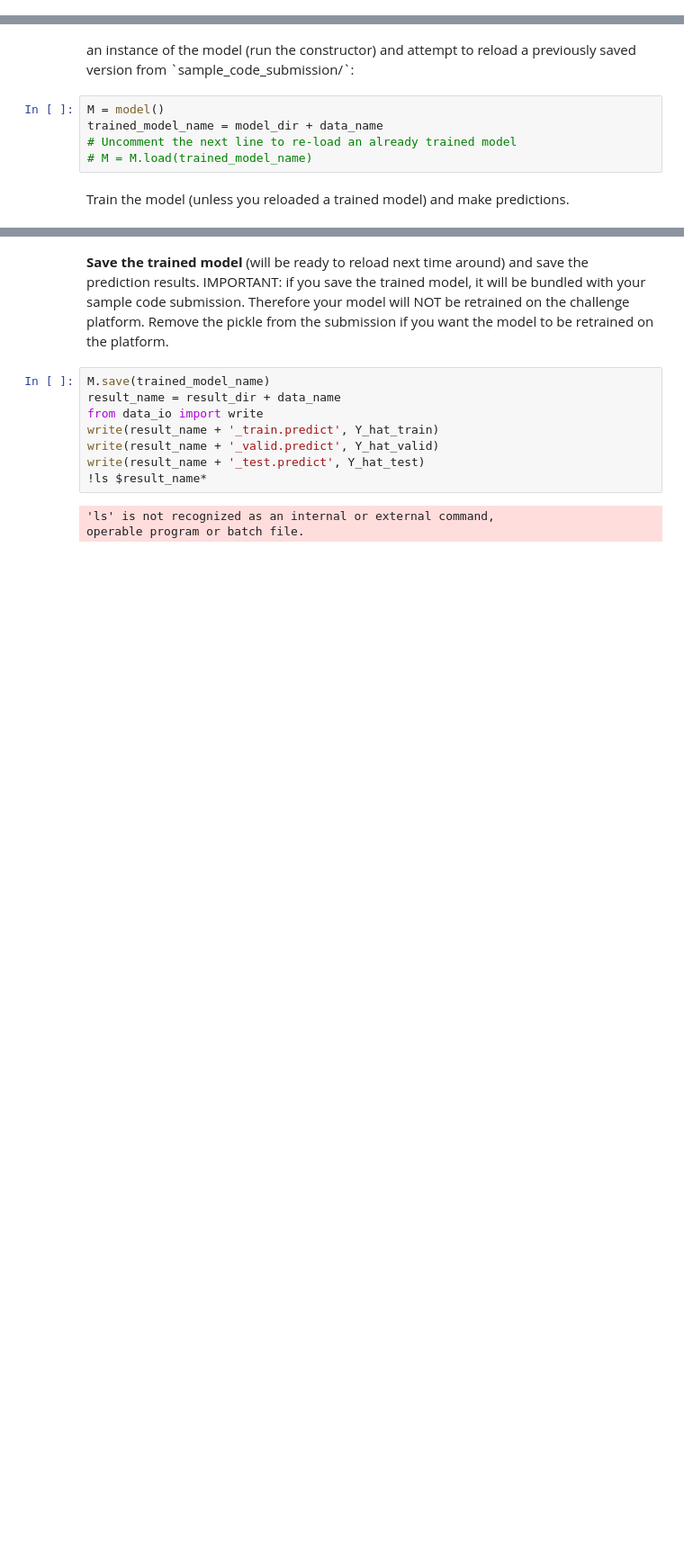
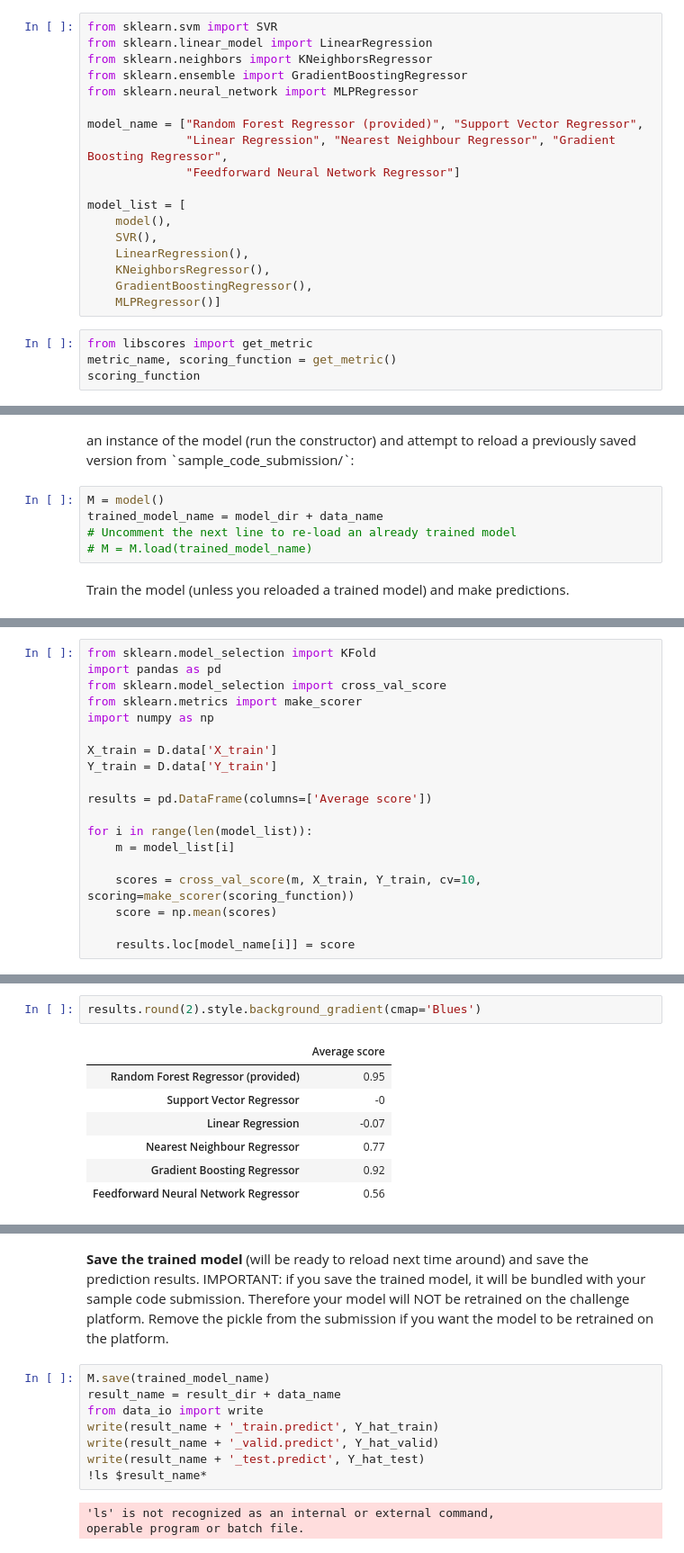
Before and after one commit to jf-pnj/velo, a Jupyter notebook: starting_kit/README_model.ipynb, the cells around one changed output, grey strips where cells are left out. Shown at 90% size. Cells and saved outputs as stored; diff of their text form; blank space fills up the shorter version.

Commit message:
improve starting kit: model

```diff
--- a/starting_kit/README_model.ipynb
+++ b/starting_kit/README_model.ipynb
@@ -191,3 +193,25 @@ from data_io import write
 from model import model
 # Uncomment the next line to show the code of the model
 # ??model
+# %%
+from sklearn.svm import SVR
+from sklearn.linear_model import LinearRegression
+from sklearn.neighbors import KNeighborsRegressor
+from sklearn.ensemble import GradientBoostingRegressor
+from sklearn.neural_network import MLPRegressor
+
+model_name = ["Random Forest Regressor (provided)", "Support Vector Regressor",
+              "Linear Regression", "Nearest Neighbour Regressor", "Gradient Boosting Regressor",
+              "Feedforward Neural Network Regressor"]
+
+model_list = [
+    model(),
+    SVR(),
+    LinearRegression(),
+    KNeighborsRegressor(),
+    GradientBoostingRegressor(),
+    MLPRegressor()]
+# %%
+from libscores import get_metric
+metric_name, scoring_function = get_metric()
+scoring_function
@@ -228,0 +234,19 @@ print(Y_hat_train)
+# %%
+from sklearn.model_selection import KFold
+import pandas as pd
+from sklearn.model_selection import cross_val_score
+from sklearn.metrics import make_scorer
+import numpy as np
+
+X_train = D.data['X_train']
+Y_train = D.data['Y_train']
+
+results = pd.DataFrame(columns=['Average score'])
+
+for i in range(len(model_list)):
+    m = model_list[i]
+
+    scores = cross_val_score(m, X_train, Y_train, cv=10, scoring=make_scorer(scoring_function))
+    score = np.mean(scores)
+
+    results.loc[model_name[i]] = score
@@ -228,0 +271,10 @@ print(Y_hat_train)
+# %%
+results.round(2).style.background_gradient(cmap='Blues')
+# %% [output]
+|  | Average score |
+| Random Forest Regressor (provided) | 0.95 |
+| Support Vector Regressor | -0 |
+| Linear Regression | -0.07 |
+| Nearest Neighbour Regressor | 0.77 |
+| Gradient Boosting Regressor | 0.92 |
+| Feedforward Neural Network Regressor | 0.56 |
```
Also changed, not shown: parts of 15 cells of this notebook.
